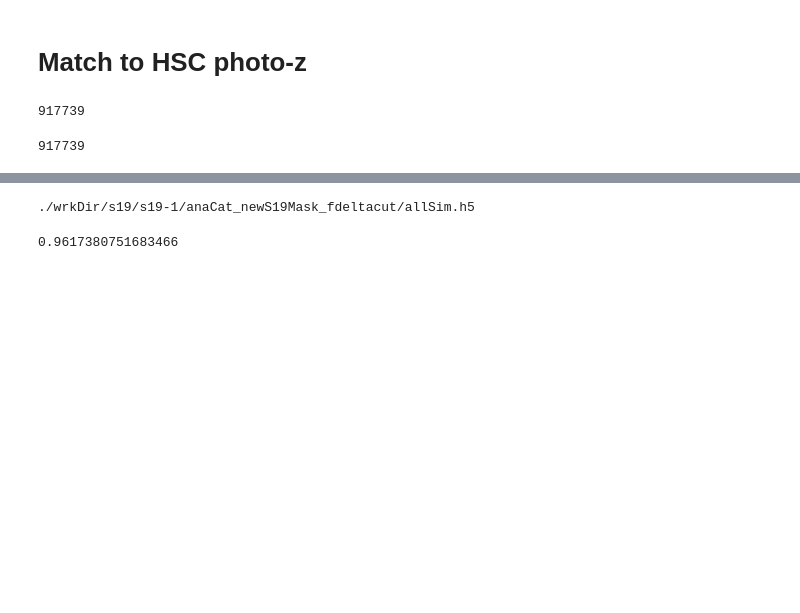
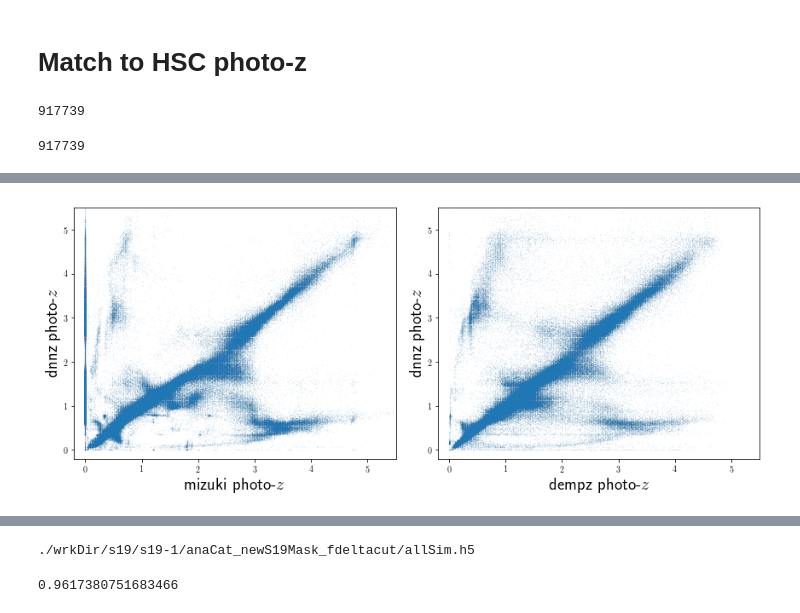
Before and after one commit to mr-superonion/G3sim-HSC, a Jupyter notebook: notebook/calibration/1_0-MatchG3sim2COSMOS.ipynb, the cells around one changed output, grey strips where cells are left out. Cells and saved outputs as stored; diff of their text form; code cells hidden in the pictures; blank space fills up the shorter version.

```diff
--- a/notebook/calibration/1_0-MatchG3sim2COSMOS.ipynb
+++ b/notebook/calibration/1_0-MatchG3sim2COSMOS.ipynb
@@ -140,0 +141,20 @@ plt.hist((zdnn-zmizuki)[hscCat['i_cmodel_mag']<24.5],range=(-6,6),bins=100)
+# %%
+fig=plt.figure(figsize=(12,5))
+
+ax=fig.add_subplot(1,2,1)
+mask=hscCat['i_cmodel_mag']<25.2
+plt.scatter(zmizuki[mask],zdnn[mask],s=0.001)
+plt.xlabel(r'mizuki photo-$z$',fontsize=20)
+plt.ylabel(r'dnnz photo-$z$',fontsize=20)
+plt.xlim(-0.2,5.5)
+plt.ylim(-0.2,5.5)
+
+ax=fig.add_subplot(1,2,2)
+plt.scatter(zdp[mask],zdnn[mask],s=0.001)
+plt.xlabel(r'dempz photo-$z$',fontsize=20)
+plt.ylabel(r'dnnz photo-$z$',fontsize=20)
+plt.xlim(-0.2,5.5)
+plt.ylim(-0.2,5.5)
+plt.tight_layout()
+# %% [output]
+[figure, added]
```
Also changed, not shown: parts of 2 cells of this notebook, 6 other files.
